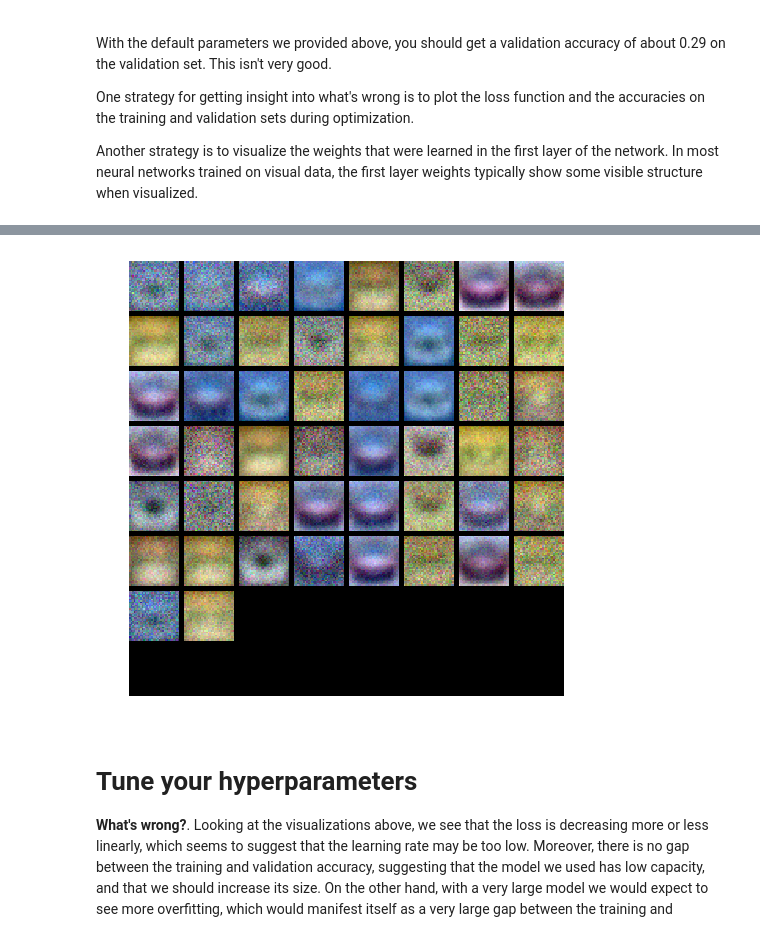
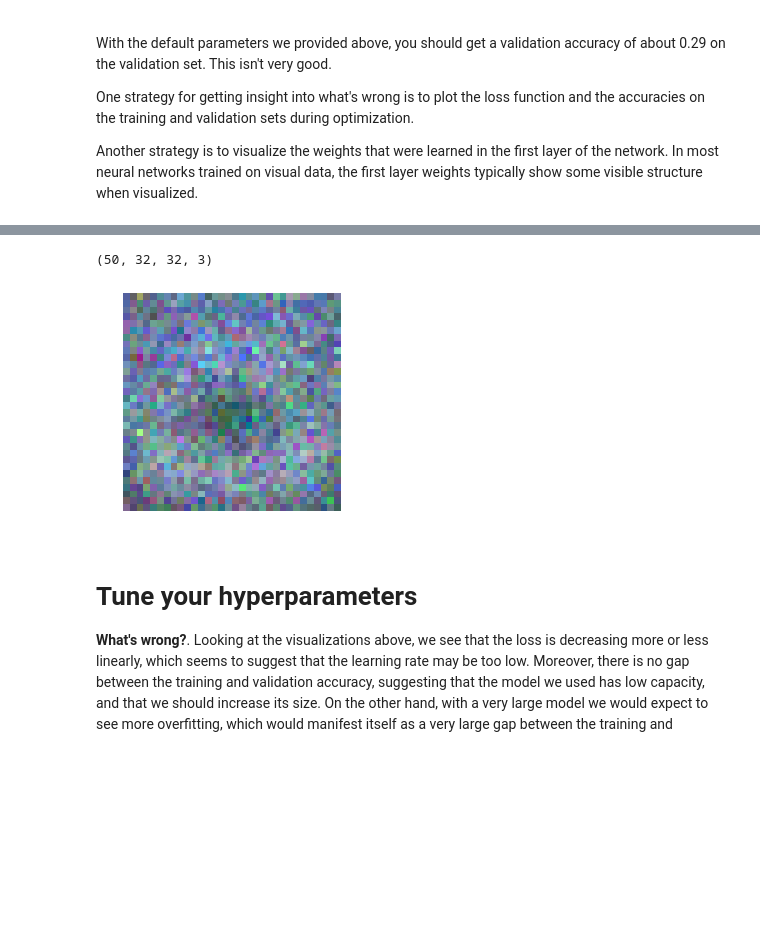
Before and after one commit to guowei-cn/cs231n, a Jupyter notebook: assignment1/two_layer_net.ipynb, the cells around one changed output, grey strips where cells are left out. Cells and saved outputs as stored; diff of their text form; code cells hidden in the pictures; blank space fills up the shorter version.

```diff
--- a/assignment1/two_layer_net.ipynb
+++ b/assignment1/two_layer_net.ipynb
@@ -290,18 +287,21 @@ plt.show()
 # %%
 from cs231n.vis_utils import visualize_grid
 
 # Visualize the weights of the network
 
 def show_net_weights(net):
     W1 = net.params['W1']
     W1 = W1.reshape(32, 32, 3, -1).transpose(3, 0, 1, 2)
+    print(W1.shape)
+    W1 = W1[:1]
     plt.imshow(visualize_grid(W1, padding=3).astype('uint8'))
     plt.gca().axis('off')
     plt.show()
 
 show_net_weights(net)
 # %% [output]
+(50, 32, 32, 3)
-[figure, old version]
+[figure, new version]
 # %% [markdown]
 # Tune your hyperparameters
 
```
Also changed, not shown: parts of 9 cells of this notebook.
